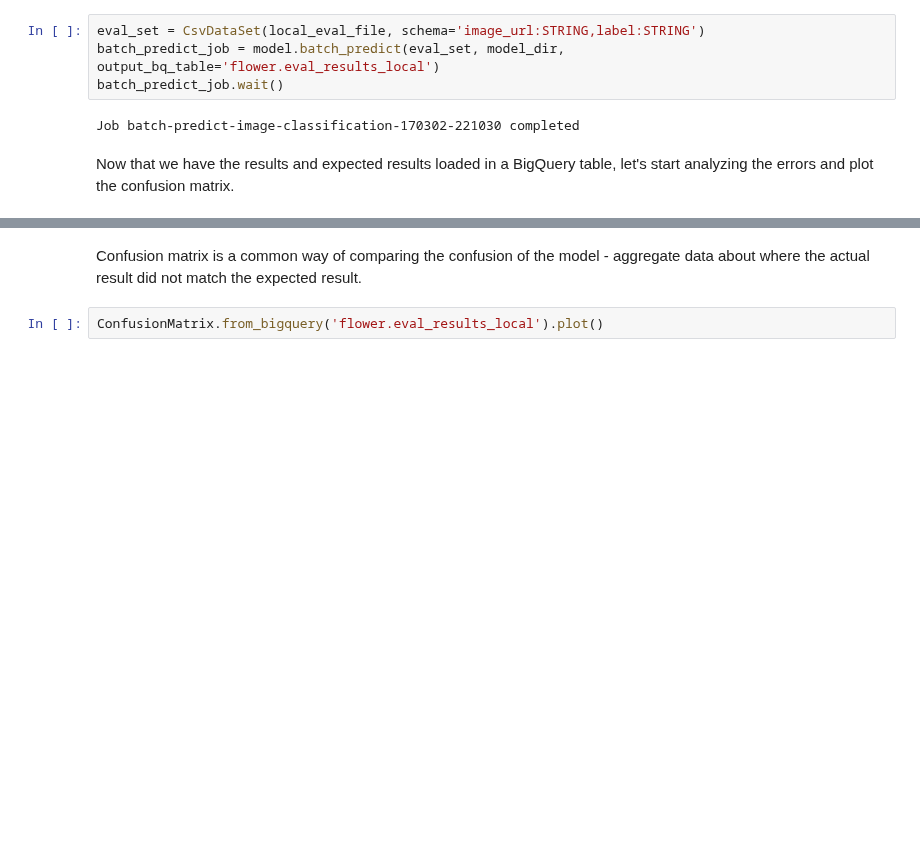
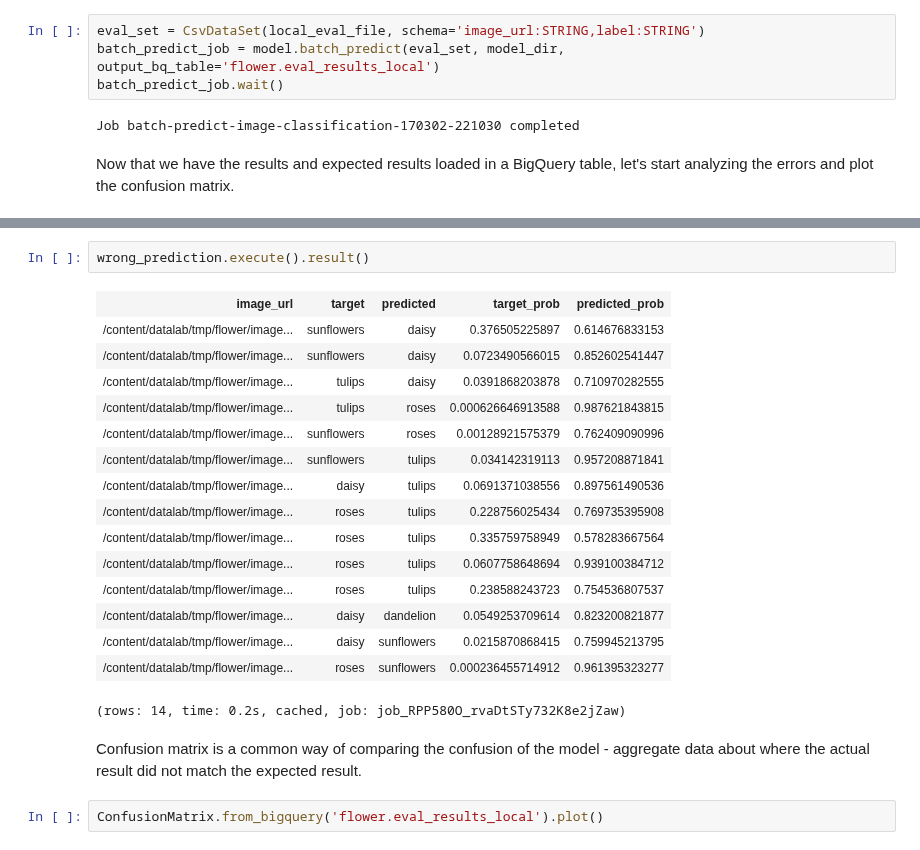
Before and after one commit to googledatalab/notebooks, a Jupyter notebook: tutorials/Machine Learning/image/flower/Local.ipynb, the cells around one changed output, grey strips where cells are left out. Saved outputs shown, nothing was run; the diff lists cells and outputs as text; blank space fills up the shorter version.

```diff
--- a/tutorials/Machine Learning/image/flower/Local.ipynb
+++ b/tutorials/Machine Learning/image/flower/Local.ipynb
@@ -209,3 +191,22 @@ SELECT * FROM flower.eval_results_local where target != predicted
+# %%
+wrong_prediction.execute().result()
+# %% [output]
+| image_url | target | predicted | target_prob | predicted_prob |
+| /content/datalab/tmp/flower/image... | sunflowers | daisy | 0.376505225897 | 0.614676833153 |
+| /content/datalab/tmp/flower/image... | sunflowers | daisy | 0.0723490566015 | 0.852602541447 |
+| /content/datalab/tmp/flower/image... | tulips | daisy | 0.0391868203878 | 0.710970282555 |
+| /content/datalab/tmp/flower/image... | tulips | roses | 0.000626646913588 | 0.987621843815 |
+| /content/datalab/tmp/flower/image... | sunflowers | roses | 0.00128921575379 | 0.762409090996 |
+| /content/datalab/tmp/flower/image... | sunflowers | tulips | 0.034142319113 | 0.957208871841 |
+| /content/datalab/tmp/flower/image... | daisy | tulips | 0.0691371038556 | 0.897561490536 |
+| /content/datalab/tmp/flower/image... | roses | tulips | 0.228756025434 | 0.769735395908 |
+| /content/datalab/tmp/flower/image... | roses | tulips | 0.335759758949 | 0.578283667564 |
+| /content/datalab/tmp/flower/image... | roses | tulips | 0.0607758648694 | 0.939100384712 |
+| /content/datalab/tmp/flower/image... | roses | tulips | 0.238588243723 | 0.754536807537 |
+| /content/datalab/tmp/flower/image... | daisy | dandelion | 0.0549253709614 | 0.823200821877 |
+| /content/datalab/tmp/flower/image... | daisy | sunflowers | 0.0215870868415 | 0.759945213795 |
+| /content/datalab/tmp/flower/image... | roses | sunflowers | 0.000236455714912 | 0.961395323277 |
+(rows: 14, time: 0.2s, cached, job: job_RPP580O_rvaDtSTy732K8e2jZaw)
 # %% [markdown]
 Confusion matrix is a common way of comparing the confusion of the model - aggregate data about where the actual result did not match the expected result.
 # %%
```
Also changed, not shown: parts of 9 cells of this notebook, 4 other files.
